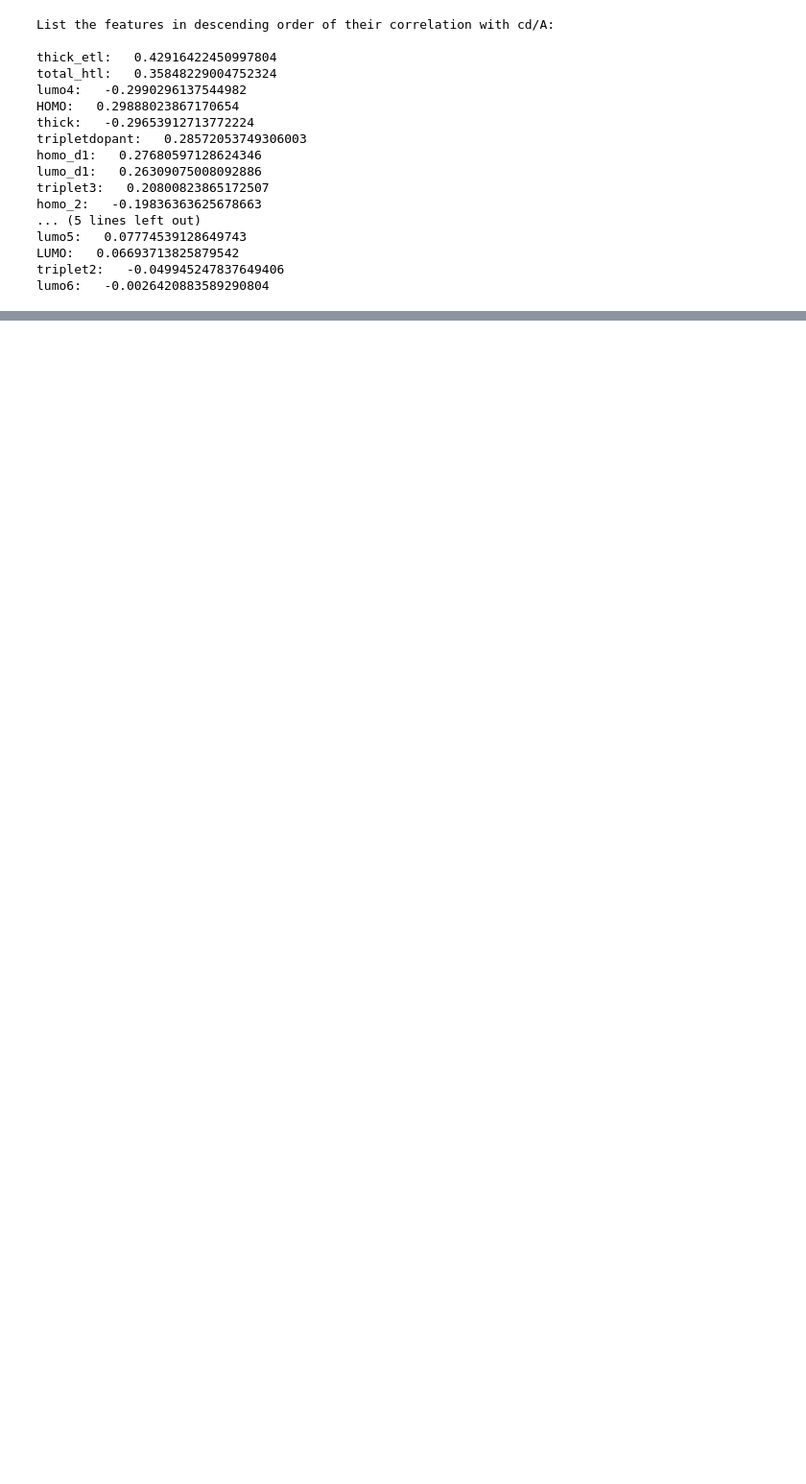
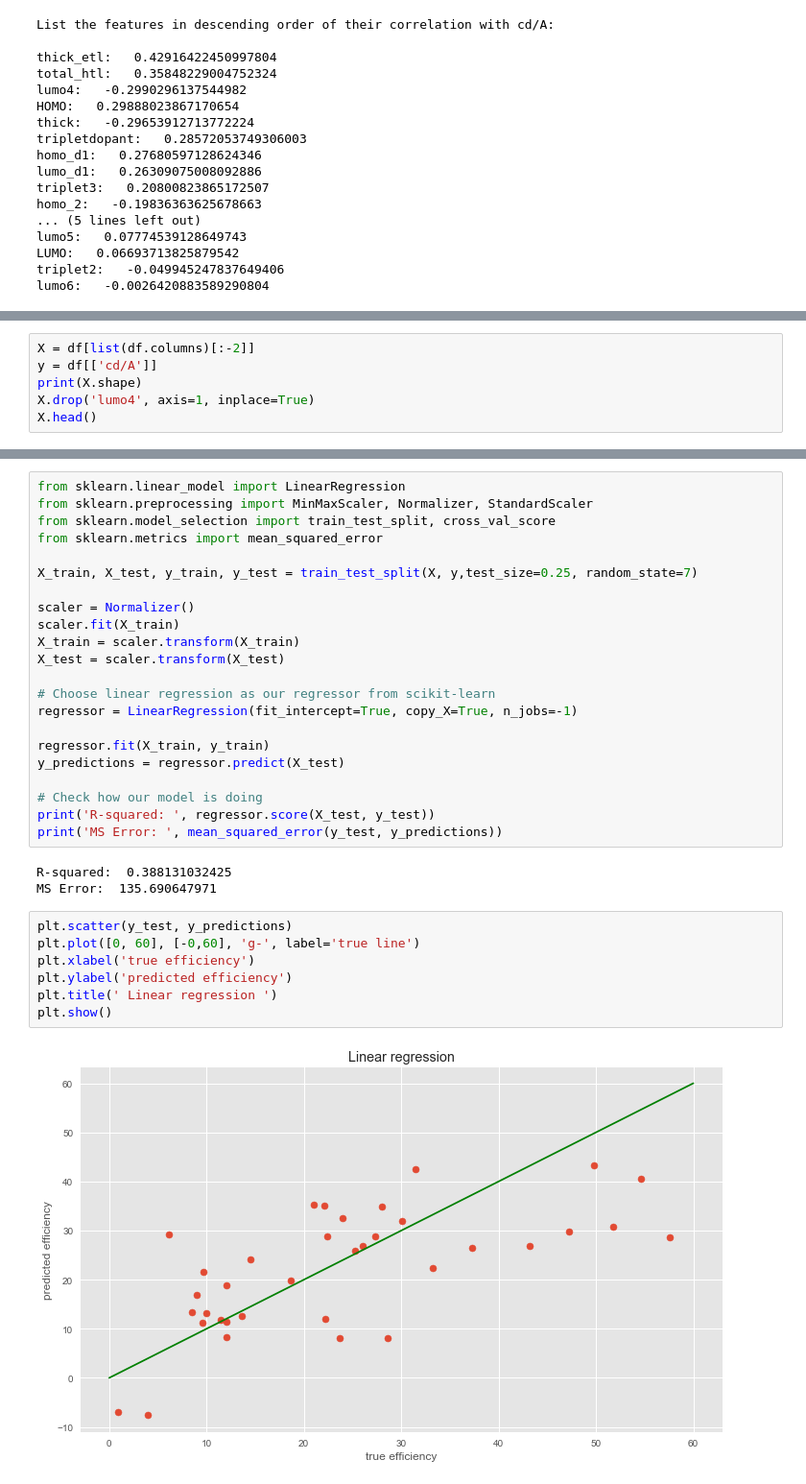
Before and after one commit to asyrafjanai/OLED-model, a Jupyter notebook: 1.4 - features extend side.ipynb, the cells around one changed output, grey strips where cells are left out. Shown at 96% size. Drawn from its saved outputs; the diff is of its cells as text; blank space fills up the shorter version.

```diff
--- a/1.4 - features extend side.ipynb
+++ b/1.4 - features extend side.ipynb
@@ -165,0 +192,6 @@ plt.show()
+# %%
+X = df[list(df.columns)[:-2]]
+y = df[['cd/A']]
+print(X.shape)
+X.drop('lumo4', axis=1, inplace=True)
+X.head()
@@ -165,0 +219,34 @@ plt.show()
+# %%
+from sklearn.linear_model import LinearRegression
+from sklearn.preprocessing import MinMaxScaler, Normalizer, StandardScaler
+from sklearn.model_selection import train_test_split, cross_val_score
+from sklearn.metrics import mean_squared_error
+
+X_train, X_test, y_train, y_test = train_test_split(X, y,test_size=0.25, random_state=7)
+
+scaler = Normalizer()
+scaler.fit(X_train)
+X_train = scaler.transform(X_train)
+X_test = scaler.transform(X_test)
+
+# Choose linear regression as our regressor from scikit-learn
+regressor = LinearRegression(fit_intercept=True, copy_X=True, n_jobs=-1)
+
+regressor.fit(X_train, y_train)
+y_predictions = regressor.predict(X_test)
+
+# Check how our model is doing
+print('R-squared: ', regressor.score(X_test, y_test))
+print('MS Error: ', mean_squared_error(y_test, y_predictions))
+# %% [output]
+R-squared:  0.388131032425
+MS Error:  135.690647971
+# %%
+plt.scatter(y_test, y_predictions)
+plt.plot([0, 60], [-0,60], 'g-', label='true line')
+plt.xlabel('true efficiency')
+plt.ylabel('predicted efficiency')
+plt.title(' Linear regression ')
+plt.show()
+# %% [output]
+[figure, added]
```
Also changed, not shown: parts of 15 cells of this notebook.
